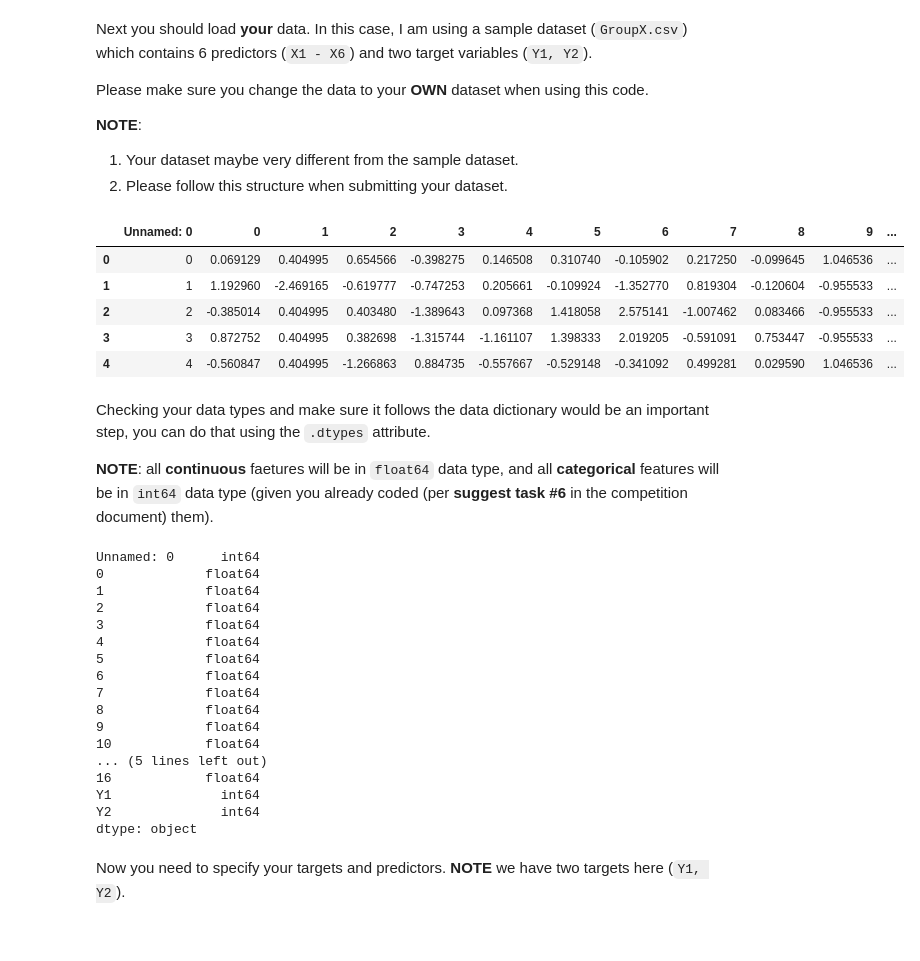
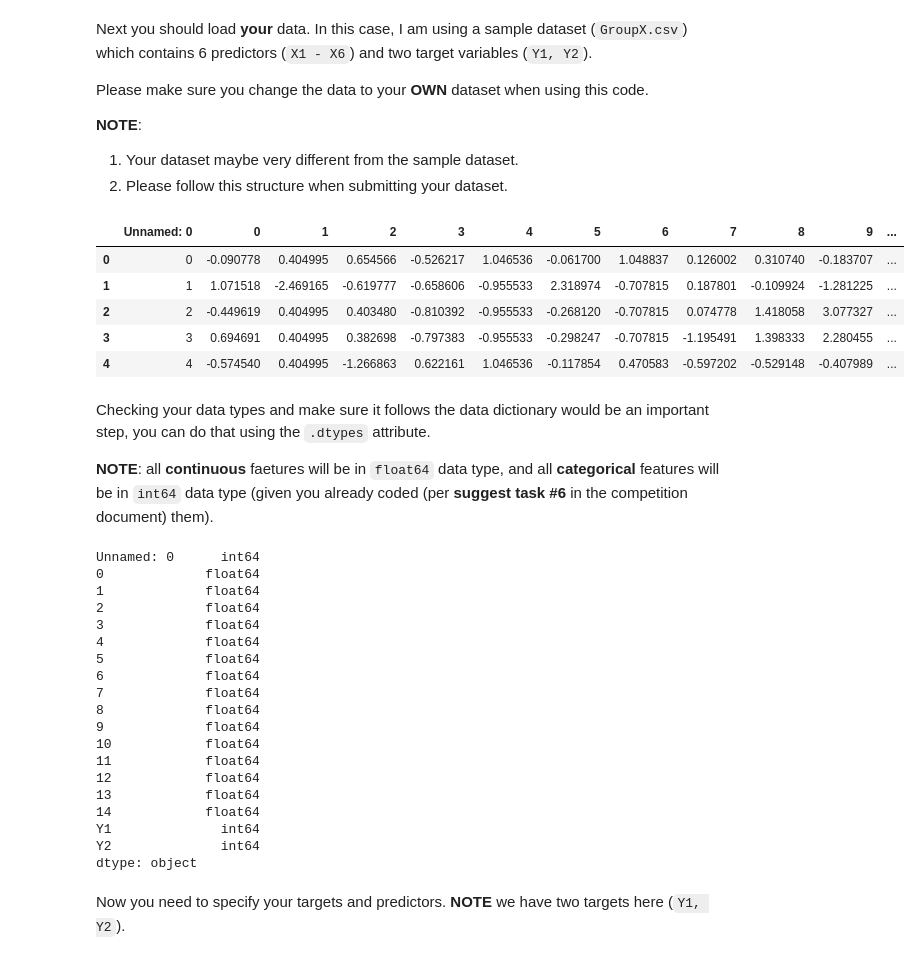
Before and after one commit to BA545-SP2019/2019-competition1-3-musketeers, a Jupyter notebook: Evaluation-Code-V0.ipynb, the cells around one changed output. Saved outputs shown, nothing was run; the diff lists cells and outputs as text; code cells hidden in the pictures.

```diff
--- a/Evaluation-Code-V0.ipynb
+++ b/Evaluation-Code-V0.ipynb
@@ -35,15 +35,15 @@ __NOTE__:
 1. Your dataset maybe very different from the sample dataset.
 2. Please follow this structure when submitting your dataset.
 # %%
-data = pd.read_csv('./Datasets/I_zzzzbin.csv', header=0)
+data = pd.read_csv('./Datasets/I_combo2.csv', header=0)
 data.head()
 # %% [output]
 |  | Unnamed: 0 | 0 | 1 | 2 | 3 | 4 | 5 | 6 | 7 | 8 | 9 | ... |
-| 0 | 0 | 0.069129 | 0.404995 | 0.654566 | -0.398275 | 0.146508 | 0.310740 | -0.105902 | 0.217250 | -0.099645 | 1.046536 | ... |
-| 1 | 1 | 1.192960 | -2.469165 | -0.619777 | -0.747253 | 0.205661 | -0.109924 | -1.352770 | 0.819304 | -0.120604 | -0.955533 | ... |
-| 2 | 2 | -0.385014 | 0.404995 | 0.403480 | -1.389643 | 0.097368 | 1.418058 | 2.575141 | -1.007462 | 0.083466 | -0.955533 | ... |
-| 3 | 3 | 0.872752 | 0.404995 | 0.382698 | -1.315744 | -1.161107 | 1.398333 | 2.019205 | -0.591091 | 0.753447 | -0.955533 | ... |
-| 4 | 4 | -0.560847 | 0.404995 | -1.266863 | 0.884735 | -0.557667 | -0.529148 | -0.341092 | 0.499281 | 0.029590 | 1.046536 | ... |
+| 0 | 0 | -0.090778 | 0.404995 | 0.654566 | -0.526217 | 1.046536 | -0.061700 | 1.048837 | 0.126002 | 0.310740 | -0.183707 | ... |
+| 1 | 1 | 1.071518 | -2.469165 | -0.619777 | -0.658606 | -0.955533 | 2.318974 | -0.707815 | 0.187801 | -0.109924 | -1.281225 | ... |
+| 2 | 2 | -0.449619 | 0.404995 | 0.403480 | -0.810392 | -0.955533 | -0.268120 | -0.707815 | 0.074778 | 1.418058 | 3.077327 | ... |
+| 3 | 3 | 0.694691 | 0.404995 | 0.382698 | -0.797383 | -0.955533 | -0.298247 | -0.707815 | -1.195491 | 1.398333 | 2.280455 | ... |
+| 4 | 4 | -0.574540 | 0.404995 | -1.266863 | 0.622161 | 1.046536 | -0.117854 | 0.470583 | -0.597202 | -0.529148 | -0.407989 | ... |
 # %% [markdown]
 Checking your data types and make sure it follows the data dictionary would be an important step, you can do that using the `.dtypes` attribute.
 
@@ -63,8 +63,10 @@ Unnamed: 0      int64
 8             float64
 9             float64
 10            float64
-... (5 lines left out)
-16            float64
+11            float64
+12            float64
+13            float64
+14            float64
 Y1              int64
 Y2              int64
 dtype: object
```
Also changed, not shown: parts of 8 cells of this notebook, 5 other files.
